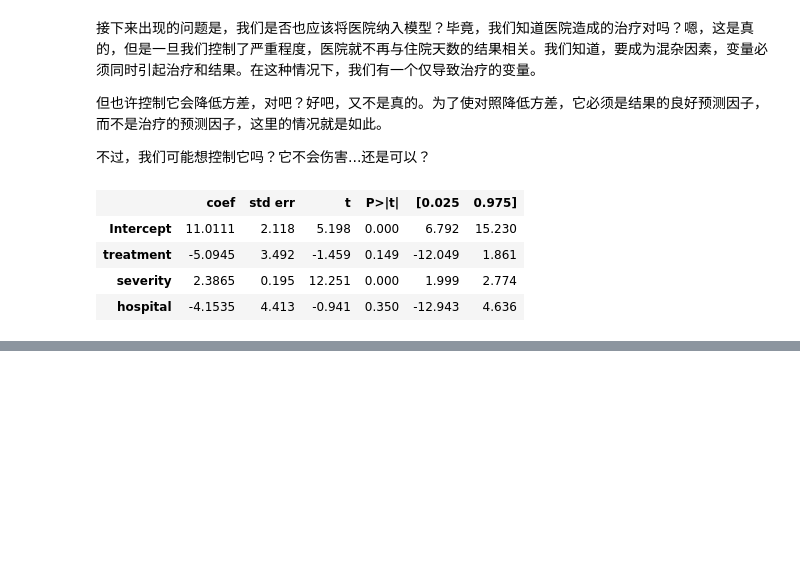
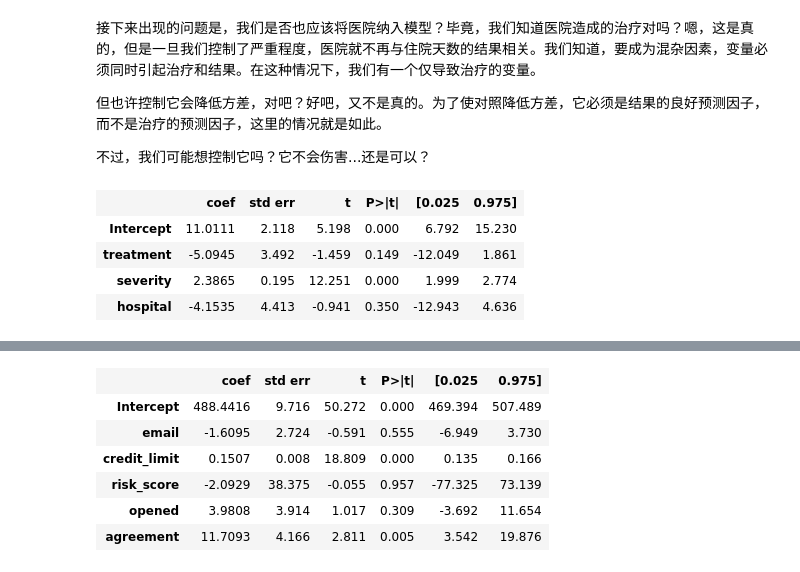
Before and after one commit to xieliaing/CausalInferenceIntro, a Jupyter notebook: chapters/07 第七章 控制混淆因素之外的考虑.ipynb, the cells around one changed output, grey strips where cells are left out. Cells and saved outputs as stored; diff of their text form; code cells hidden in the pictures; blank space fills up the shorter version.

```diff
--- a/chapters/07 第七章 控制混淆因素之外的考虑.ipynb
+++ b/chapters/07 第七章 控制混淆因素之外的考虑.ipynb
@@ -213,0 +291,11 @@ hosp_5.summary().tables[1]
+# %%
+email_2 = smf.ols('payments ~ email + credit_limit + risk_score + opened + agreement', data=data).fit()
+email_2.summary().tables[1]
+# %% [output]
+|  | coef | std err | t | P>|t| | [0.025 | 0.975] |
+| Intercept | 488.4416 | 9.716 | 50.272 | 0.000 | 469.394 | 507.489 |
+| email | -1.6095 | 2.724 | -0.591 | 0.555 | -6.949 | 3.730 |
+| credit_limit | 0.1507 | 0.008 | 18.809 | 0.000 | 0.135 | 0.166 |
+| risk_score | -2.0929 | 38.375 | -0.055 | 0.957 | -77.325 | 73.139 |
+| opened | 3.9808 | 3.914 | 1.017 | 0.309 | -3.692 | 11.654 |
+| agreement | 11.7093 | 4.166 | 2.811 | 0.005 | 3.542 | 19.876 |
```
Also changed, not shown: parts of 17 cells of this notebook.
